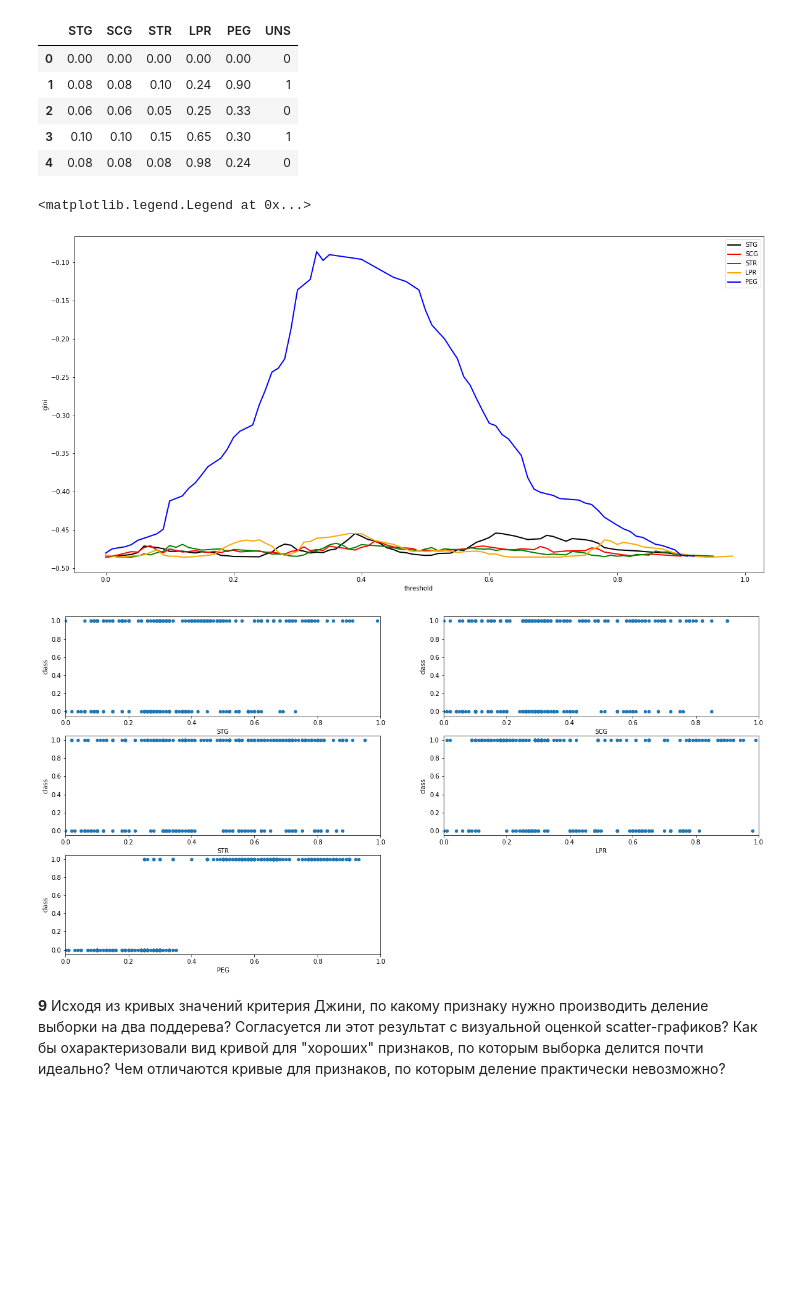
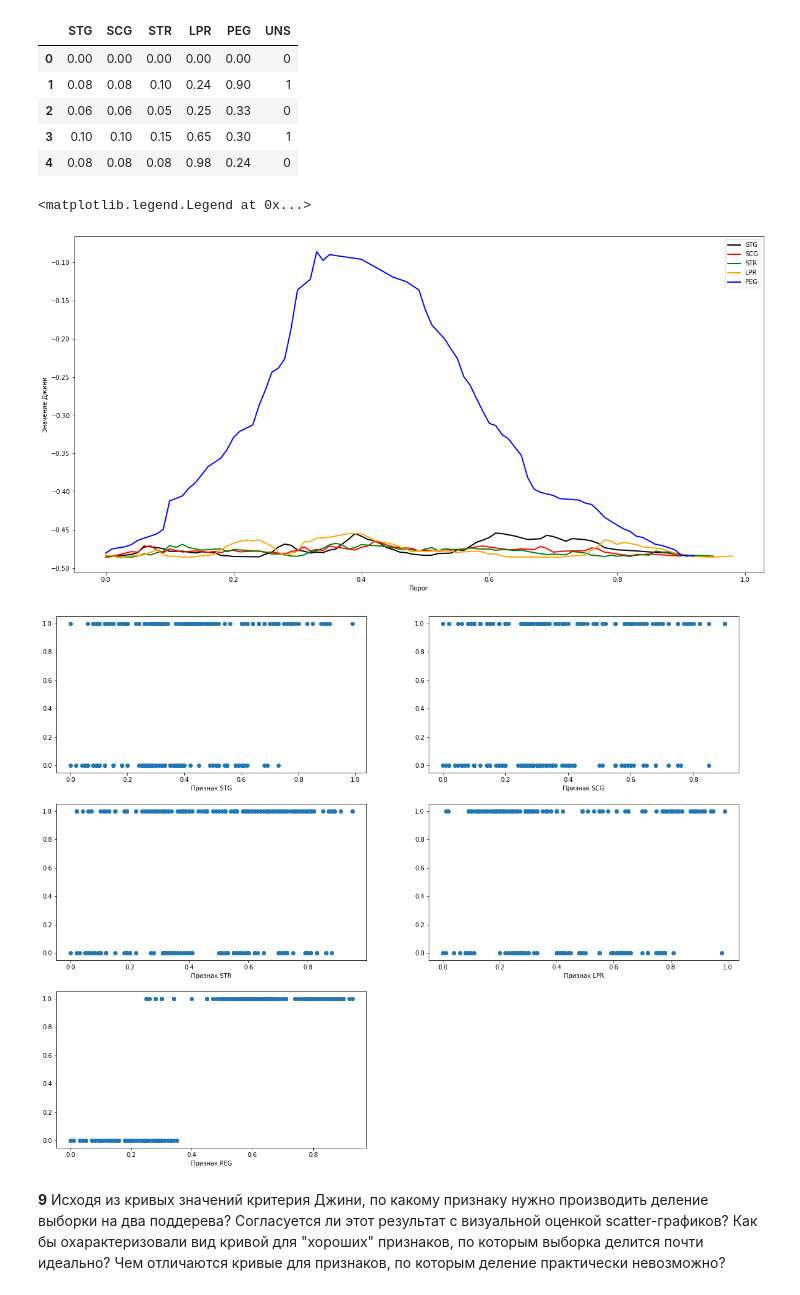
Before and after one commit to ccataha/POSII, a Jupyter notebook: Ландызин_ПОСИИ_ПР3.ipynb, the cells around one changed output. Saved outputs shown, nothing was run; the diff lists cells and outputs as text; code cells hidden in the pictures; blank space fills up the shorter version.

```diff
--- a/Ландызин_ПОСИИ_ПР3.ipynb
+++ b/Ландызин_ПОСИИ_ПР3.ipynb
@@ -420,31 +432,34 @@ X.head()
 | 3 | 0.10 | 0.10 | 0.15 | 0.65 | 0.30 | 1 |
 | 4 | 0.08 | 0.08 | 0.08 | 0.98 | 0.24 | 0 |
 # %%
+#Раздел на дата и таргет
 y = X[' UNS']
 X_n = X.drop([' UNS'], axis=1)
 
+#Для графика
 fig, ax = plt.subplots(figsize=(20, 10))
 features = ["STG", "SCG", "STR", "LPR", "PEG"]
 colors = ["black", "red", "green", "orange", "blue"]
+
+
 for idx, column in enumerate(X_n.columns):
-    best_split = find_best_split(X_n[column], y)
+    best_split = find_best_split(X_n[column], y) #использование ранее реализованной функции
     plt.plot(best_split[0], best_split[1], c=colors[idx], linewidth=2, label=features[idx])
-plt.xlabel('threshold')
-plt.ylabel('gini')
+plt.xlabel('Порог')
+plt.ylabel('Значение Джини')
 plt.legend()
 # %% [output]
 <matplotlib.legend.Legend at 0x...>
-[figure, old version]
+[figure, new version]
 # %%
-fig, ax = plt.subplots(figsize=(20, 10))
+#График Scatter (разброса) Х - значение признака, у - класс.
+fig, ax = plt.subplots()
 for idx, column in enumerate(X_n.columns):
     plt.subplot(3, 2, idx+1)
-    plt.xlim([0, 1])
-    plt.scatter(X[column], y, s=20)
-    plt.ylabel("class")
-    plt.xlabel(features[idx])
+    plt.scatter(X[column], y)
+    plt.xlabel("Признак " + features[idx])
 # %% [output]
-[figure, old version]
+[figure, new version]
 # %% [markdown]
 __9__ Исходя из кривых значений критерия Джини, по какому признаку нужно производить деление выборки на два поддерева? Согласуется ли этот результат с визуальной оценкой scatter-графиков? Как бы охарактеризовали вид кривой для "хороших" признаков, по которым выборка делится почти идеально? Чем отличаются кривые для признаков, по которым деление практически невозможно?
 # %% [markdown]
```
Also changed, not shown: parts of 48 cells of this notebook.
